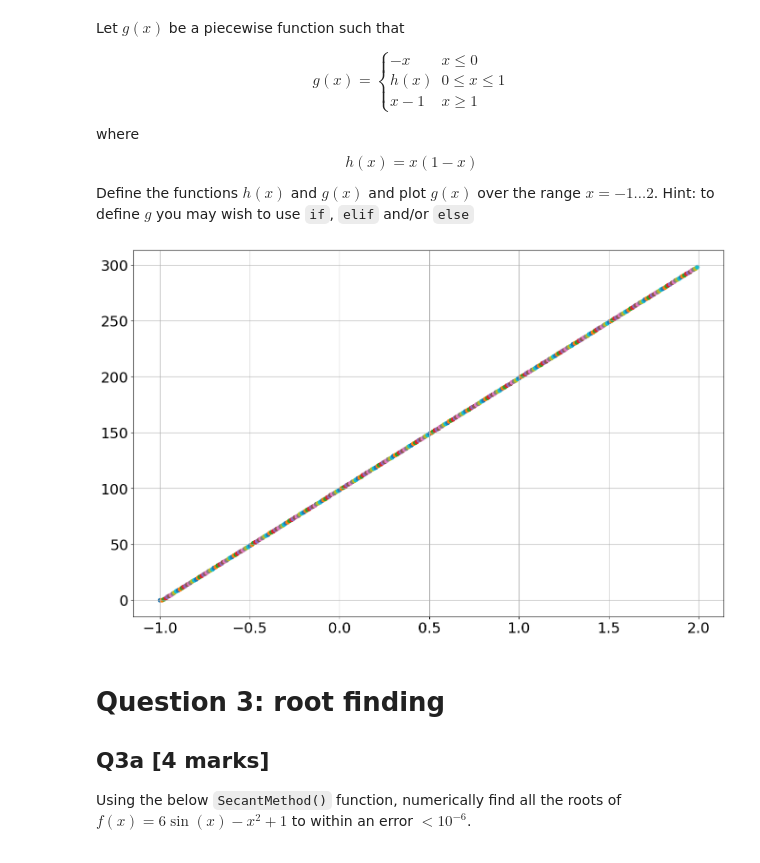
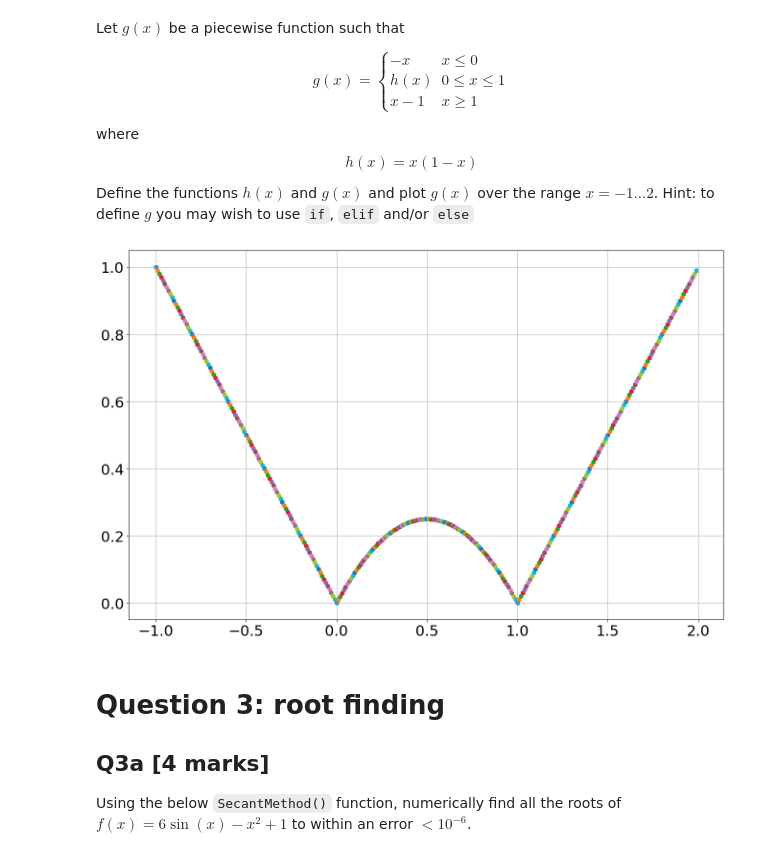
Before and after one commit to NiallCarbery/Computational_Science, a Jupyter notebook: Assignment1/Midterm1-2023.ipynb, the cells around one changed output. Saved outputs shown, nothing was run; the diff lists cells and outputs as text; code cells hidden in the pictures.

```diff
--- a/Assignment1/Midterm1-2023.ipynb
+++ b/Assignment1/Midterm1-2023.ipynb
@@ -227,12 +227,12 @@ def g(x):
 # %%
 x = np.arange(-1, 2, 0.01)
 
 for i in range(len(x)):
-    plt.scatter(x[i], g(i))
+    plt.scatter(x[i], g(x[i]))
 
 plt.grid()
 # %% [output]
-[figure, old version]
+[figure, new version]
 # %% [markdown]
 # Question 3: root finding
 
```
Also changed, not shown: parts of 2 cells of this notebook, 1 other file.
